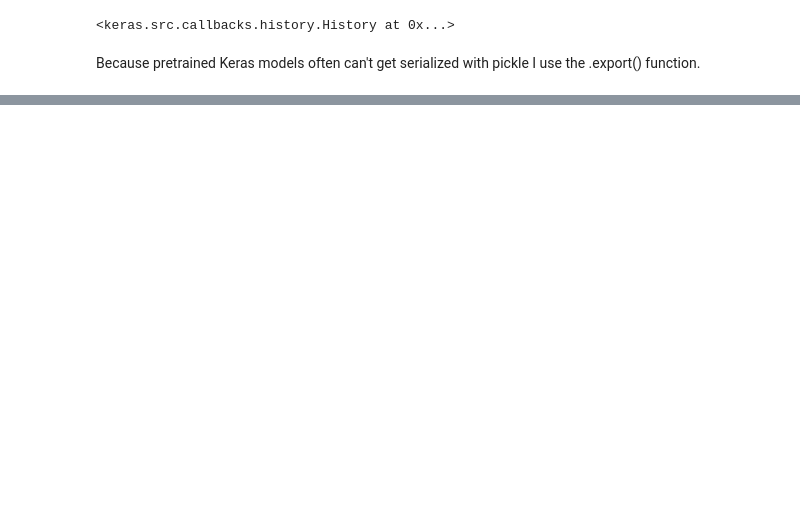
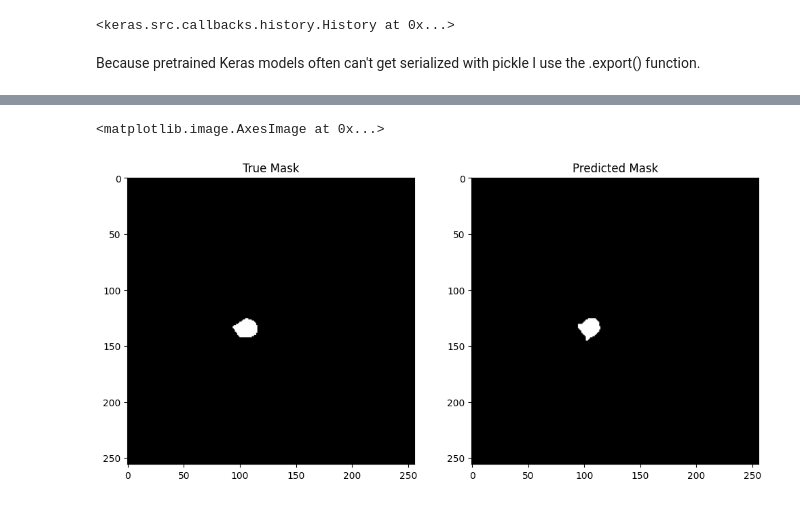
Before and after one commit to patrikpusztai10/BrainTumorSegmentation, a Jupyter notebook: TumorSegmentationWithMedicAI.ipynb, the cells around one changed output, grey strips where cells are left out. Drawn from its saved outputs; the diff is of its cells as text; code cells hidden in the pictures; blank space fills up the shorter version.

```diff
--- a/TumorSegmentationWithMedicAI.ipynb
+++ b/TumorSegmentationWithMedicAI.ipynb
@@ -79,0 +66,5 @@ Captures:
+# %%
+loaded_model = SwinUNETR(input_shape=(256,256,3), num_classes=1, pretrained=False)
+loaded_model.load_weights('swin_unetr_weights.weights.h5')
+# %%
+y_pred=loaded_model.predict(X_test)
@@ -79,0 +73,14 @@ Captures:
+# %%
+import matplotlib.pyplot as plt
+mask_true= y_test[1].squeeze()
+mask_pred= (y_pred[1].squeeze() > 0.5).astype('float32')
+plt.figure(figsize=(12, 6))
+plt.subplot(1, 2, 1)
+plt.title('True Mask')
+plt.imshow(mask_true, cmap='gray')
+plt.subplot(1, 2, 2)
+plt.title('Predicted Mask')
+plt.imshow(mask_pred, cmap='gray')
+# %% [output]
+<matplotlib.image.AxesImage at 0x...>
+[figure, added]
```
Also changed, not shown: parts of 7 cells of this notebook, 2 other files.
